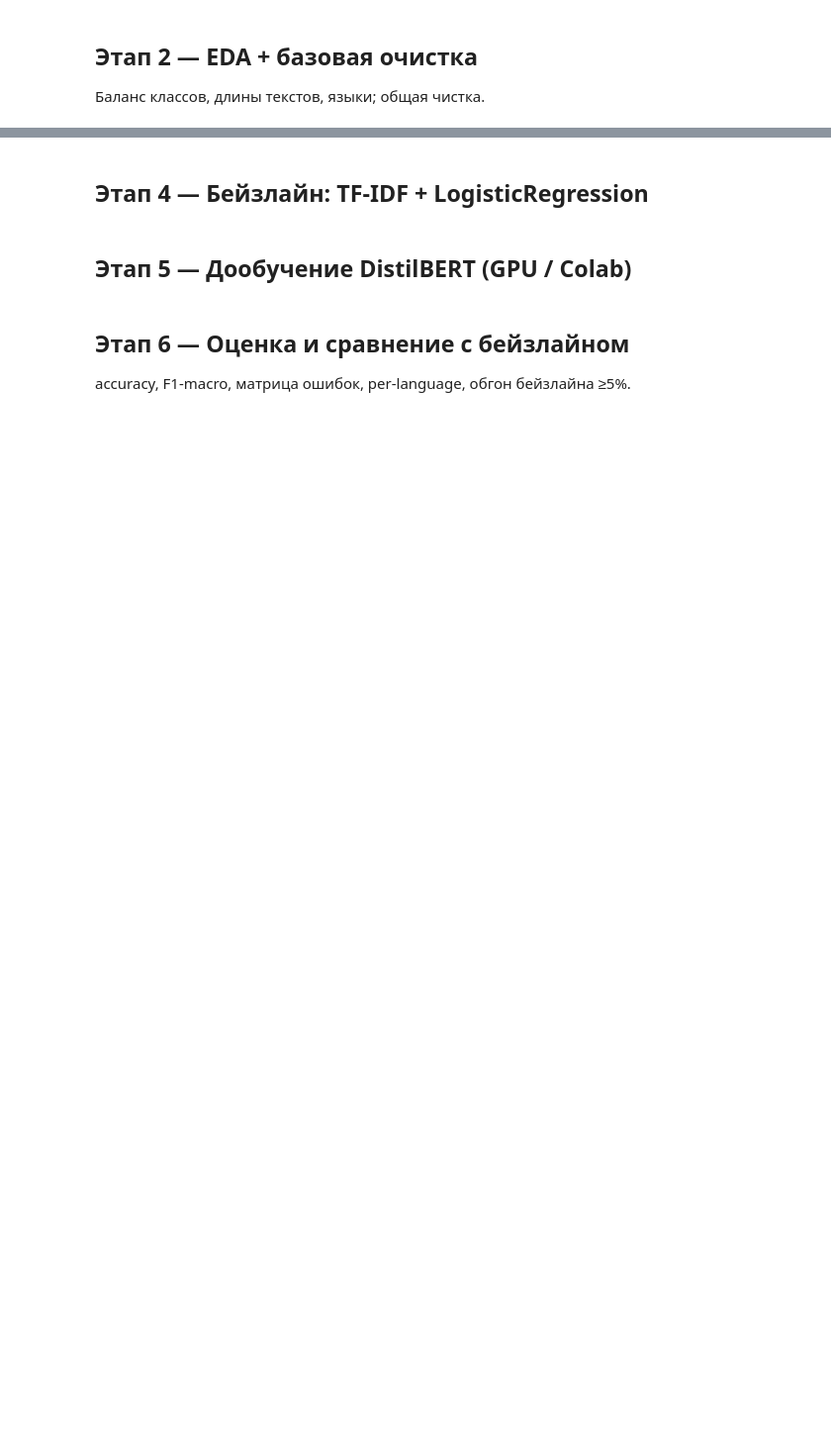
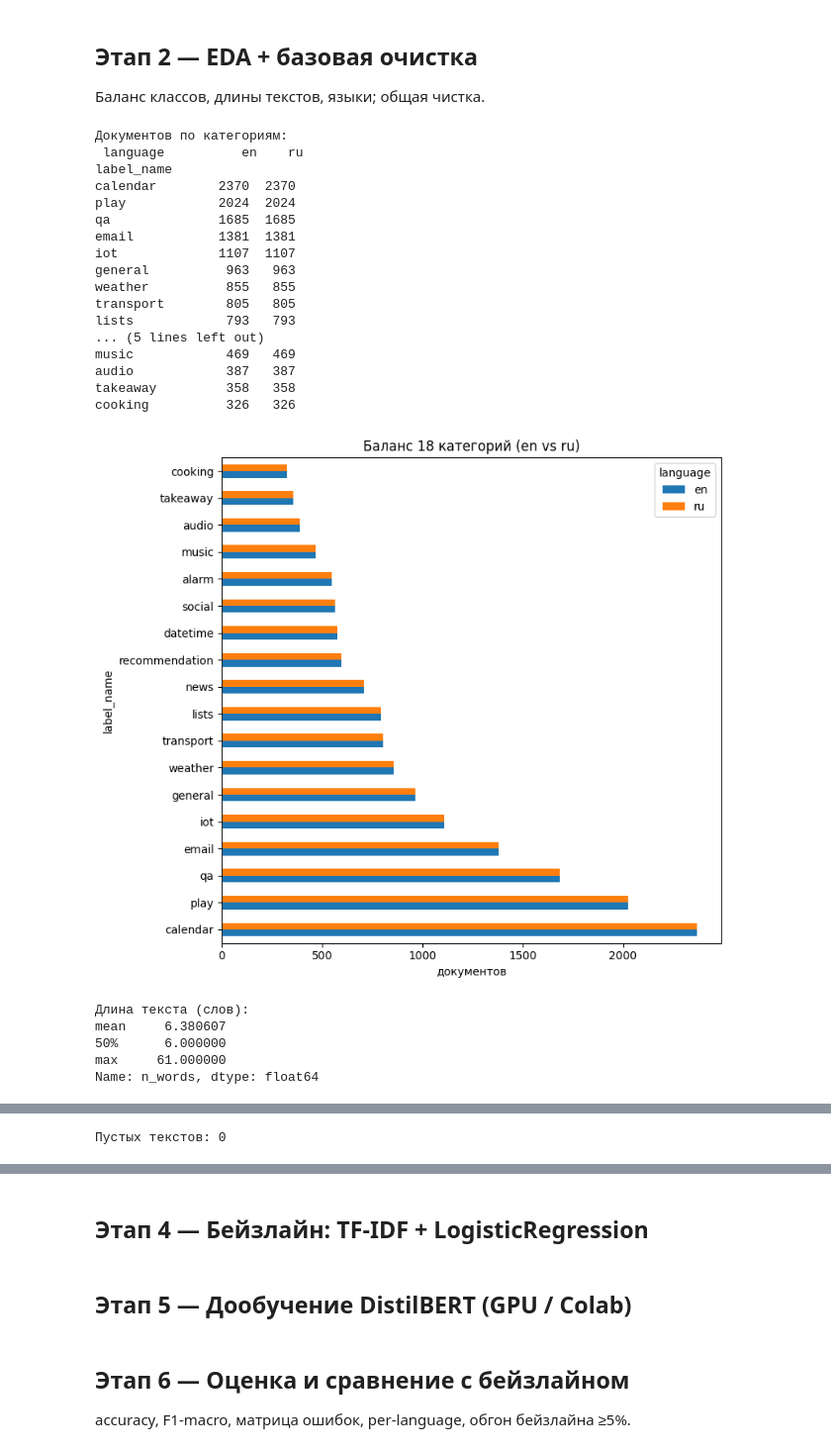
Before and after one commit to seitenovagulnara-code/document-categorization, a Jupyter notebook: notebooks/EDA_and_Training.ipynb, the cells around one changed output, grey strips where cells are left out. Shown at 99% size. Cells and saved outputs as stored; diff of their text form; code cells hidden in the pictures; blank space fills up the shorter version.

```diff
--- a/notebooks/EDA_and_Training.ipynb
+++ b/notebooks/EDA_and_Training.ipynb
@@ -28,0 +45,4 @@ print(df.iloc[0]['text'])
+# %%
+df = load_massive()   # без limit_per_split — все ~33 тыс.
+print("Всего документов:", len(df))
+print(df.groupby(["language","split"]).size())
@@ -33,0 +62,47 @@ print(df.iloc[0]['text'])
+# %%
+import matplotlib.pyplot as plt
+
+# --- 1. Баланс категорий (сравним en и ru) ---
+counts = df.groupby(["label_name","language"]).size().unstack(fill_value=0)
+counts = counts.sort_values("en", ascending=False)
+print("Документов по категориям:\n", counts)
+
+counts.plot(kind="barh", figsize=(8,7))
+plt.title("Баланс 18 категорий (en vs ru)")
+plt.xlabel("документов"); plt.tight_layout(); plt.show()
+
+# --- 2. Длина текстов (в словах) ---
+df["n_words"] = df["text"].str.split().str.len()
+print("\nДлина текста (слов):")
+print(df["n_words"].describe()[["mean","50%","max"]])
+
+df["n_words"].plot(kind="hist", bins=40, figsize=(8,3))
+plt.title("Распределение длины текста (слов)")
+plt.xlabel("слов в тексте"); plt.tight_layout(); plt.show()
+
+# --- 3. Пустые/битые тексты ---
+print("\nПустых текстов:", (df["n_words"]==0).sum())
+# %% [output]
+Документов по категориям:
+ language          en    ru
+label_name
+calendar        2370  2370
+play            2024  2024
+qa              1685  1685
+email           1381  1381
+iot             1107  1107
+general          963   963
+weather          855   855
+transport        805   805
+lists            793   793
+... (5 lines left out)
+music            469   469
+audio            387   387
+takeaway         358   358
+cooking          326   326
+[figure, added]
+Длина текста (слов):
+mean     6.380607
+50%      6.000000
+max     61.000000
+Name: n_words, dtype: float64
@@ -33,0 +110 @@ print(df.iloc[0]['text'])
+Пустых текстов: 0
```
Also changed, not shown: parts of 10 cells of this notebook.
